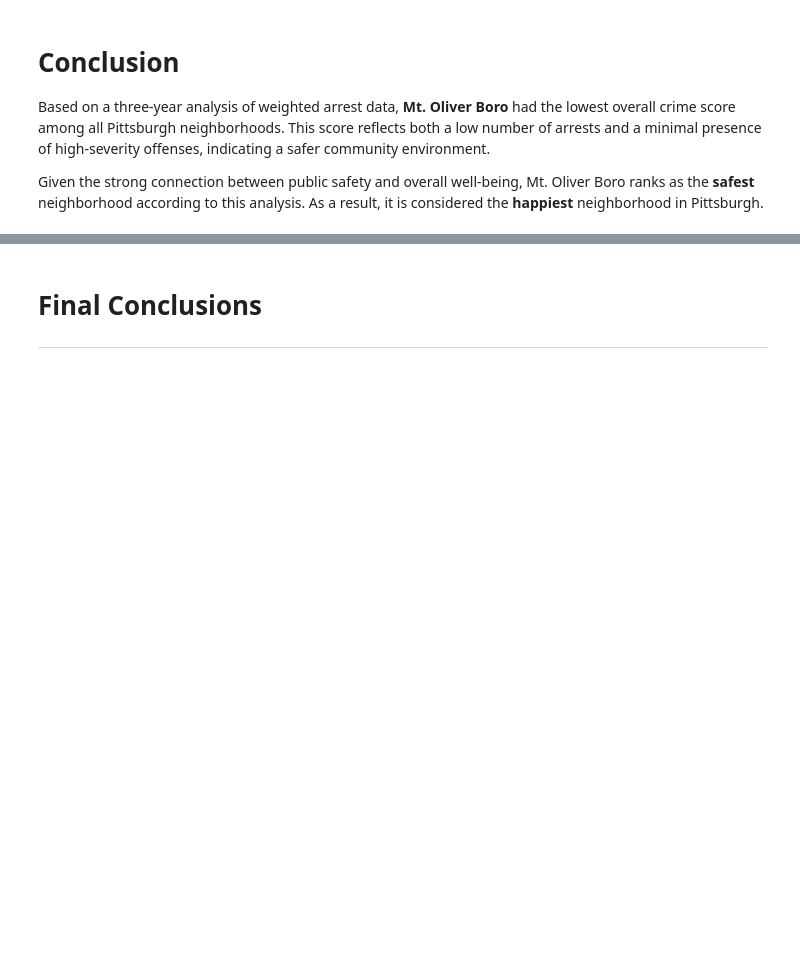
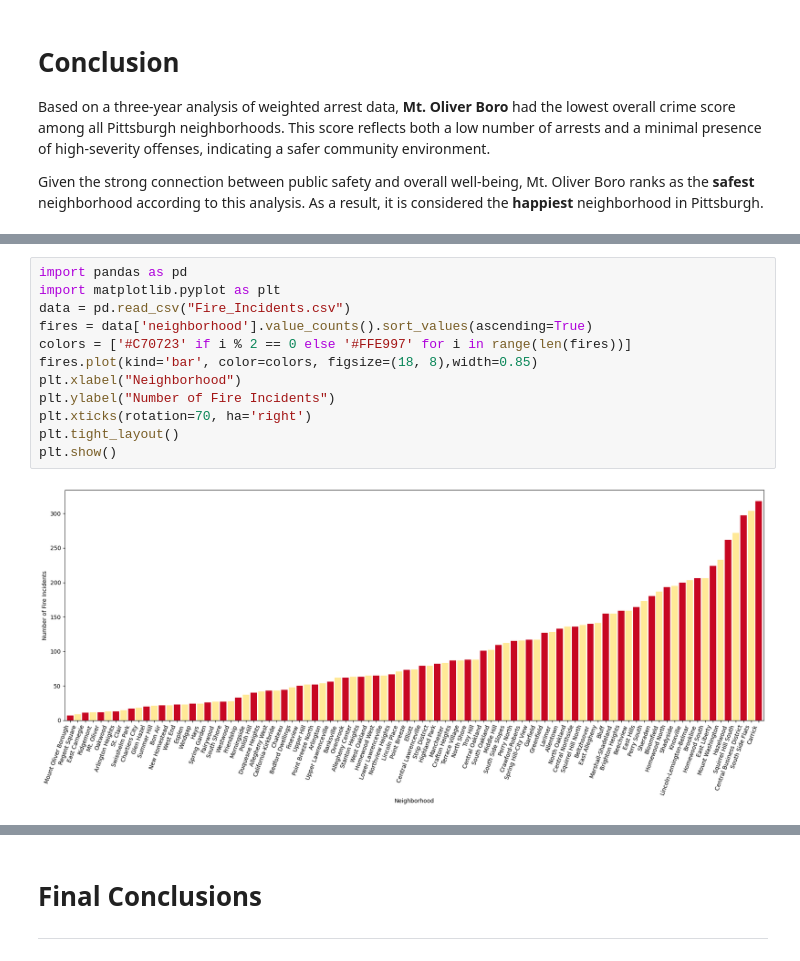
Before and after one commit to sqdemas/big-ideas-final, a Jupyter notebook: Final.ipynb, the cells around one changed output, grey strips where cells are left out. Saved outputs shown, nothing was run; the diff lists cells and outputs as text; blank space fills up the shorter version.

```diff
--- a/Final.ipynb
+++ b/Final.ipynb
@@ -312,0 +317,14 @@ Given the strong connection between public safety and overall well-being, Mt. Ol
+# %%
+import pandas as pd
+import matplotlib.pyplot as plt
+data = pd.read_csv("Fire_Incidents.csv")
+fires = data['neighborhood'].value_counts().sort_values(ascending=True)
+colors = ['#C70723' if i % 2 == 0 else '#FFE997' for i in range(len(fires))]
+fires.plot(kind='bar', color=colors, figsize=(18, 8),width=0.85)
+plt.xlabel("Neighborhood")
+plt.ylabel("Number of Fire Incidents")
+plt.xticks(rotation=70, ha='right')
+plt.tight_layout()
+plt.show()
+# %% [output]
+[figure, added]
```
Also changed, not shown: parts of 10 cells of this notebook.
